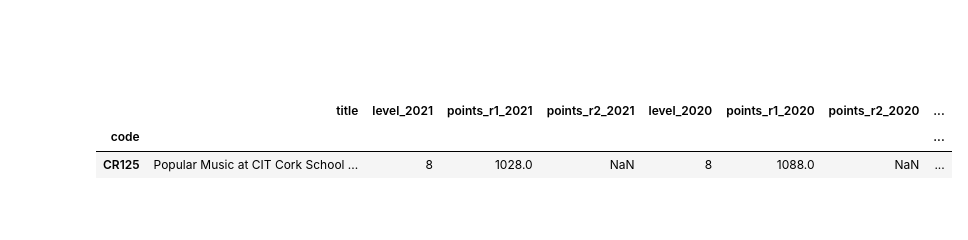
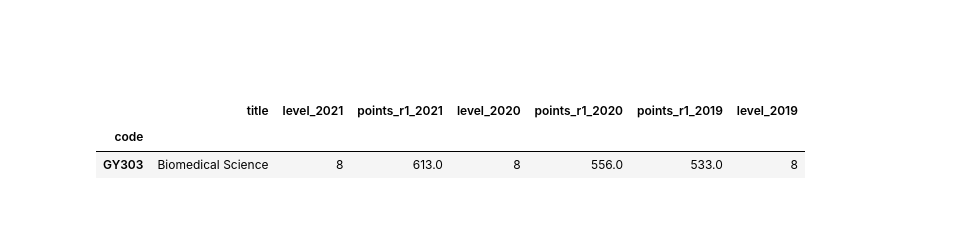
Before and after one commit to kmcd14/FofData-assessment, a Jupyter notebook: cao.ipynb, the cells around one changed output. Cells and saved outputs as stored; diff of their text form; code cells hidden in the pictures.

```diff
--- a/cao.ipynb
+++ b/cao.ipynb
@@ -1540,7 +1331,7 @@ I don't have any for information for 2019.
 <br>
 # %%
 # Dropping columns not using
-allcourses = allcourses.drop(['level2020', 'level2019'], axis=1)
+allcourses = allcourses.drop(['level2020', 'level2019', 'points_r2_2021', 'points_r2_2020'], axis=1)
 # %%
 allcourses
 # %% [output]
@@ -1692,7 +1481,7 @@ Name: points_r1_2019, Length: 1766, dtype: object
 <br>
 # %%
 # Converting points columns numeric values
-cols = ['points_r1_2021', 'points_r2_2021', 'points_r1_2020', 'points_r2_2020', 'points_r1_2019']
+cols = ['points_r1_2021', 'points_r1_2020', 'points_r1_2019']
 allcourses[cols] = allcourses[cols].apply(pd.to_numeric, errors='coerce', axis=1)
 # %% [markdown]
 <br>
@@ -1773,11 +1727,11 @@ allcourses['points_r1_2021'].min()
 <br>
 # %%
 # Searching for that course
-allcourses[allcourses['points_r1_2021'] == 1028]
+allcourses[allcourses['points_r1_2021'] == 613]
 # %% [output]
-|  | title | level_2021 | points_r1_2021 | points_r2_2021 | level_2020 | points_r1_2020 | points_r2_2020 | ... |
-| code |  |  |  |  |  |  |  | ... |
-| CR125 | Popular Music at CIT Cork School ... | 8 | 1028.0 | NaN | 8 | 1088.0 | NaN | ... |
+|  | title | level_2021 | points_r1_2021 | level_2020 | points_r1_2020 | points_r1_2019 | level_2019 |
+| code |  |  |  |  |  |  |  |
+| GY303 | Biomedical Science | 8 | 613.0 | 8 | 556.0 | 533.0 | 8 |
 # %% [markdown]
 <br>
 # %% [markdown]
```
Also changed, not shown: parts of 174 cells of this notebook.
